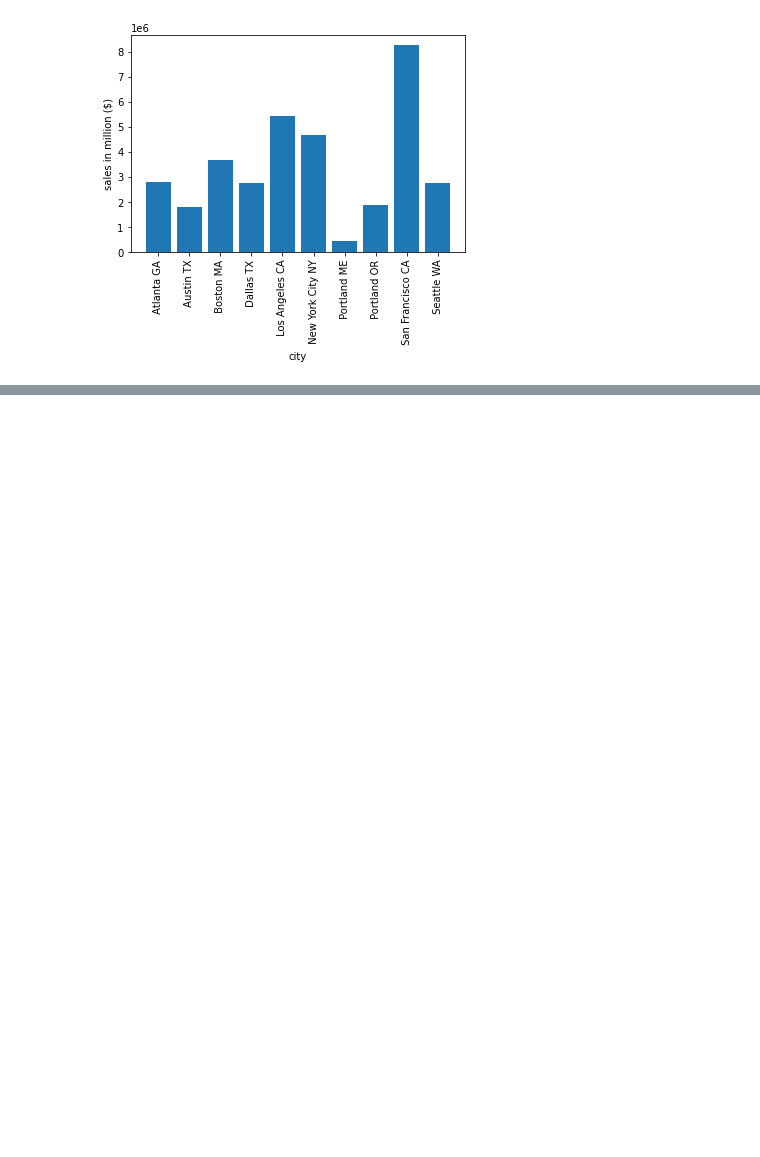
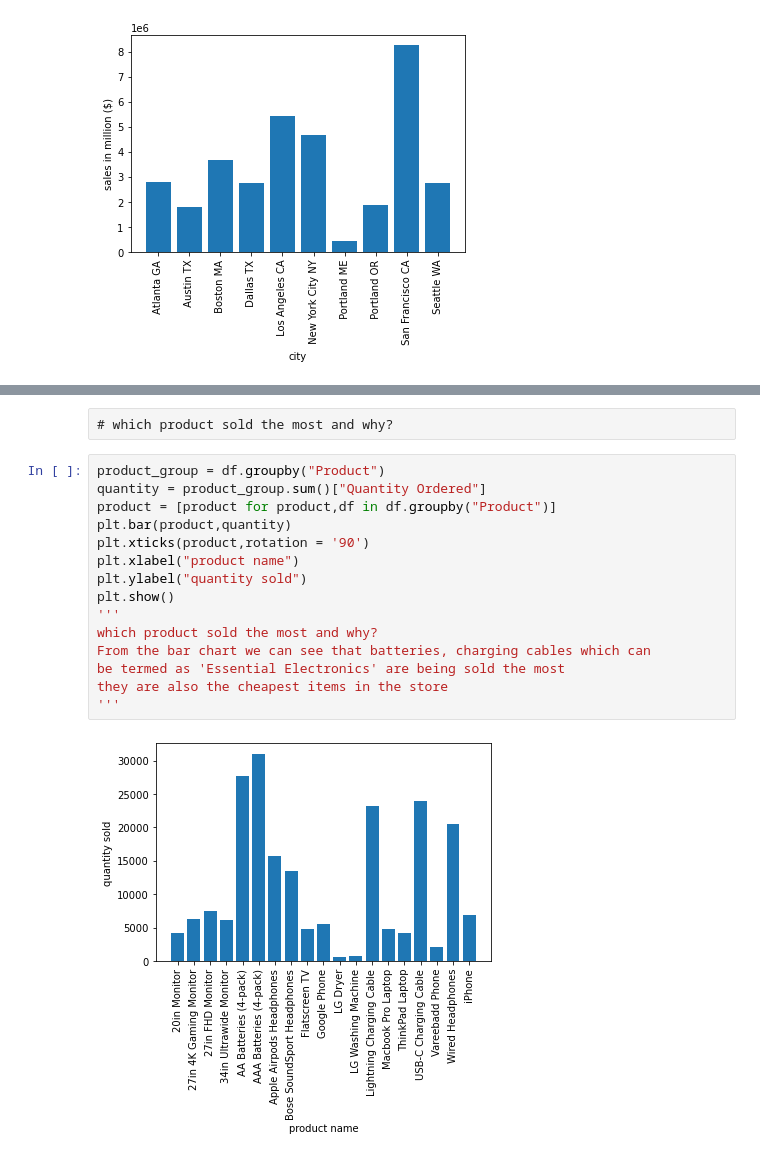
Before and after one commit to Dubey145/sales_analytics, a Jupyter notebook: notebook 1.ipynb, the cells around one changed output, grey strips where cells are left out. Saved outputs shown, nothing was run; the diff lists cells and outputs as text; blank space fills up the shorter version.

```diff
--- a/notebook 1.ipynb
+++ b/notebook 1.ipynb
@@ -198,0 +326,19 @@ plt.show()
+# %% [raw]
+# which product sold the most and why?
+# %%
+product_group = df.groupby("Product")
+quantity = product_group.sum()["Quantity Ordered"]
+product = [product for product,df in df.groupby("Product")]
+plt.bar(product,quantity)
+plt.xticks(product,rotation = '90')
+plt.xlabel("product name")
+plt.ylabel("quantity sold")
+plt.show()
+'''
+which product sold the most and why?
+From the bar chart we can see that batteries, charging cables which can
+be termed as 'Essential Electronics' are being sold the most
+they are also the cheapest items in the store
+'''
+# %% [output]
+[figure, added]
```
Also changed, not shown: parts of 15 cells of this notebook.
